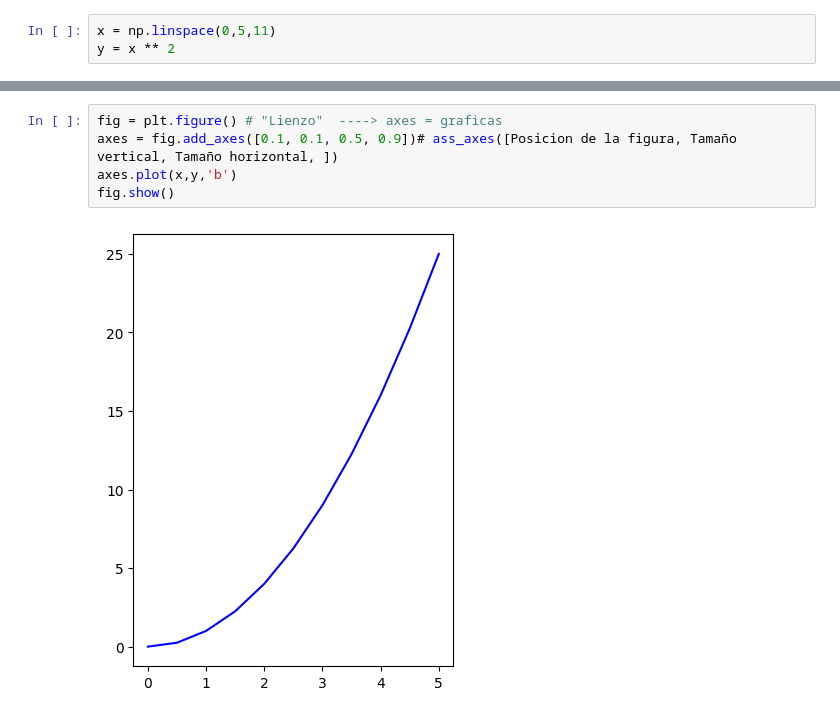
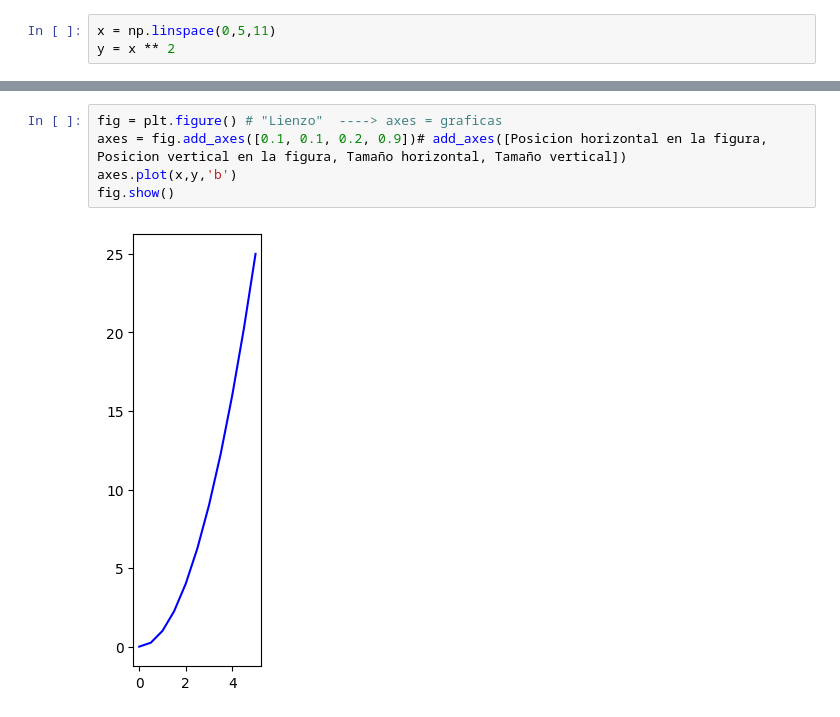
Before and after one commit to williandres/AiRoute, a Jupyter notebook: proffesional_python/matplotlib/oo_method.ipynb, the cells around one changed output, grey strips where cells are left out. Cells and saved outputs as stored; diff of their text form.

```diff
--- a/proffesional_python/matplotlib/oo_method.ipynb
+++ b/proffesional_python/matplotlib/oo_method.ipynb
@@ -7,7 +11,7 @@ y = x ** 2
 # %%
 fig = plt.figure() # "Lienzo"  ----> axes = graficas
-axes = fig.add_axes([0.1, 0.1, 0.5, 0.9])# ass_axes([Posicion de la figura, Tamaño vertical, Tamaño horizontal, ])
+axes = fig.add_axes([0.1, 0.1, 0.2, 0.9])# add_axes([Posicion horizontal en la figura, Posicion vertical en la figura, Tamaño horizontal, Tamaño vertical])
 axes.plot(x,y,'b')
 fig.show()
 # %% [output]
-[figure, old version]
+[figure, new version]
```
Also changed, not shown: parts of 4 cells of this notebook.
